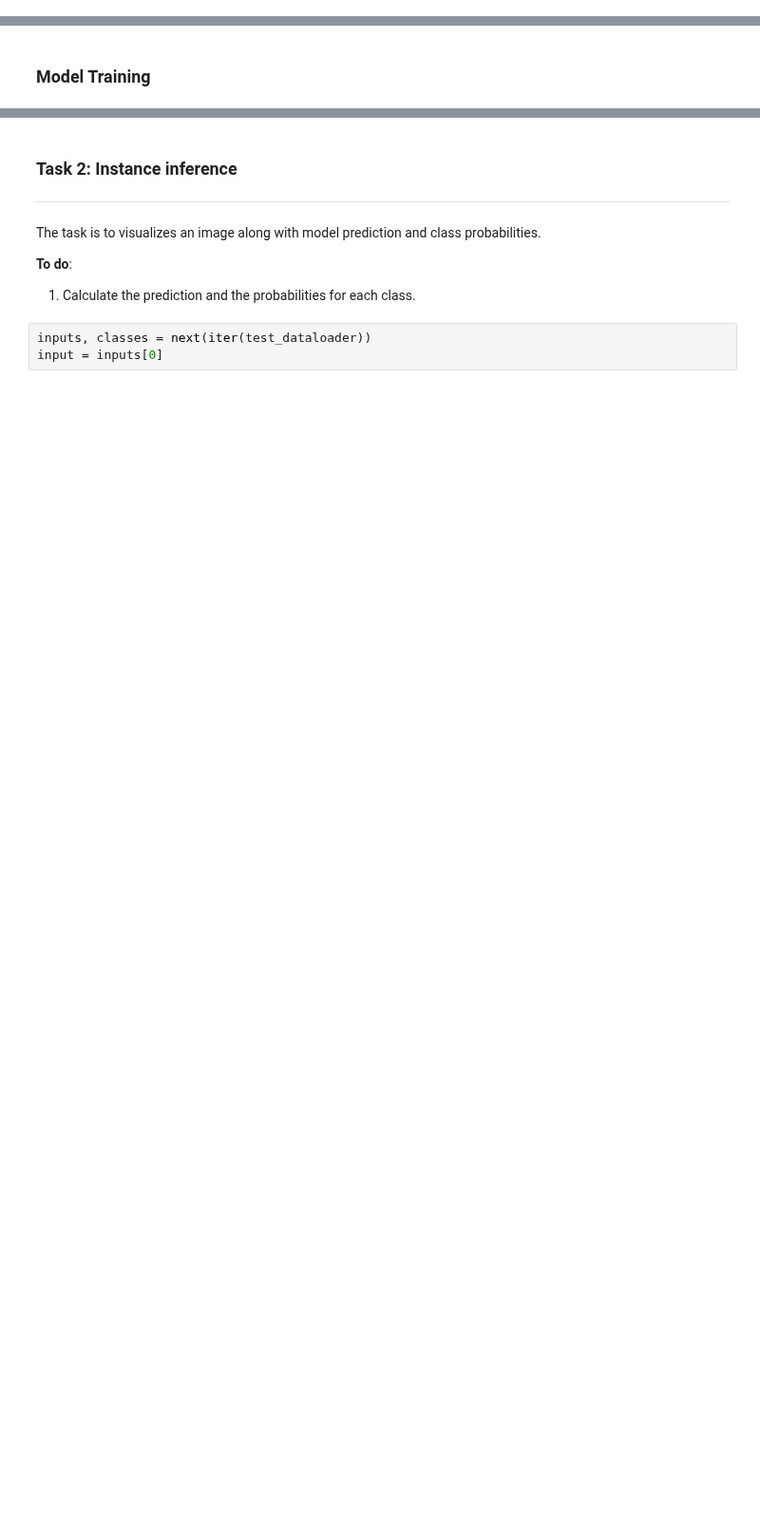
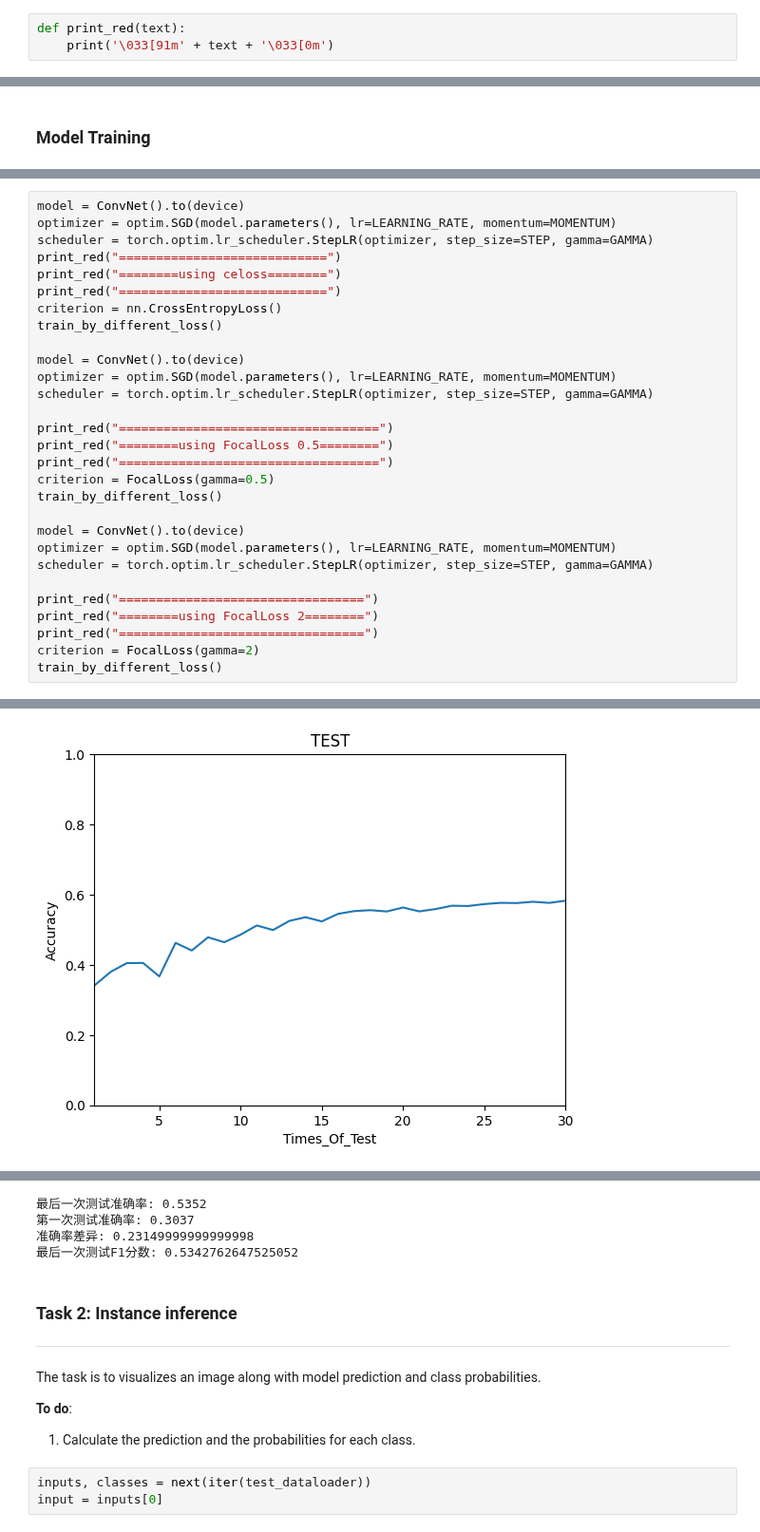
Before and after one commit to SustechSTA303/STA303-Assignment01, a Jupyter notebook: Assignment01.ipynb, the cells around one changed output, grey strips where cells are left out. Shown at 95% size. Saved outputs shown, nothing was run; the diff lists cells and outputs as text; blank space fills up the shorter version.

```diff
--- a/Assignment01.ipynb
+++ b/Assignment01.ipynb
@@ -101,6 +112,9 @@ model.to(device)
 optimizer = optim.SGD(model.parameters(), lr=LEARNING_RATE, momentum=MOMENTUM)
 
 scheduler = torch.optim.lr_scheduler.StepLR(optimizer, step_size=STEP, gamma=GAMMA)
+# %%
+def print_red(text):
+    print('\033[91m' + text + '\033[0m')
 # %% [markdown]
 ### Task 1: per batch training/testing
 ---
@@ -256,0 +398,30 @@ for epoch in range(NUM_EPOCHS):
+# %%
+model = ConvNet().to(device)
+optimizer = optim.SGD(model.parameters(), lr=LEARNING_RATE, momentum=MOMENTUM)
+scheduler = torch.optim.lr_scheduler.StepLR(optimizer, step_size=STEP, gamma=GAMMA)
+print_red("============================")
+print_red("========using celoss========")
+print_red("============================")
+criterion = nn.CrossEntropyLoss()
+train_by_different_loss()
+
+model = ConvNet().to(device)
+optimizer = optim.SGD(model.parameters(), lr=LEARNING_RATE, momentum=MOMENTUM)
+scheduler = torch.optim.lr_scheduler.StepLR(optimizer, step_size=STEP, gamma=GAMMA)
+
+print_red("===================================")
+print_red("========using FocalLoss 0.5========")
+print_red("===================================")
+criterion = FocalLoss(gamma=0.5)
+train_by_different_loss()
+
+model = ConvNet().to(device)
+optimizer = optim.SGD(model.parameters(), lr=LEARNING_RATE, momentum=MOMENTUM)
+scheduler = torch.optim.lr_scheduler.StepLR(optimizer, step_size=STEP, gamma=GAMMA)
+
+print_red("=================================")
+print_red("========using FocalLoss 2========")
+print_red("=================================")
+criterion = FocalLoss(gamma=2)
+train_by_different_loss()
+# %% [output]
@@ -256,0 +445 @@ for epoch in range(NUM_EPOCHS):
+[figure, added]
@@ -257,3 +482,7 @@ for epoch in range(NUM_EPOCHS):
+最后一次测试准确率: 0.5352
+第一次测试准确率: 0.3037
+准确率差异: 0.23149999999999998
+最后一次测试F1分数: 0.5342762647525052
 # %% [markdown]
 ### Task 2: Instance inference
 ---
```
Also changed, not shown: parts of 14 cells of this notebook.
